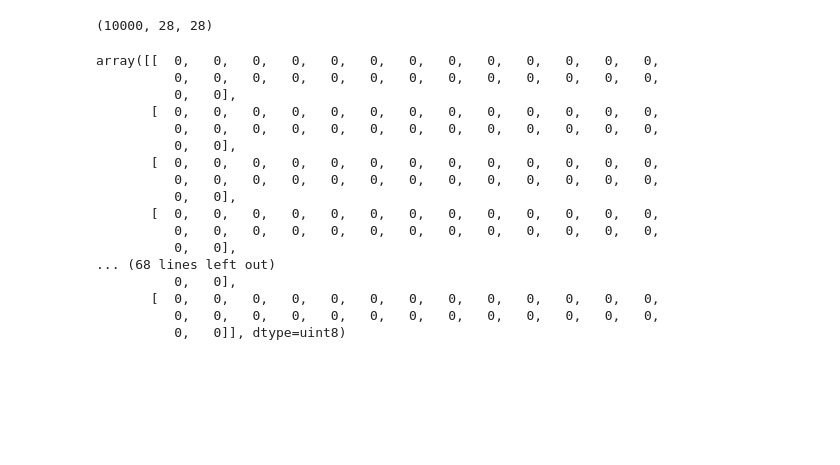
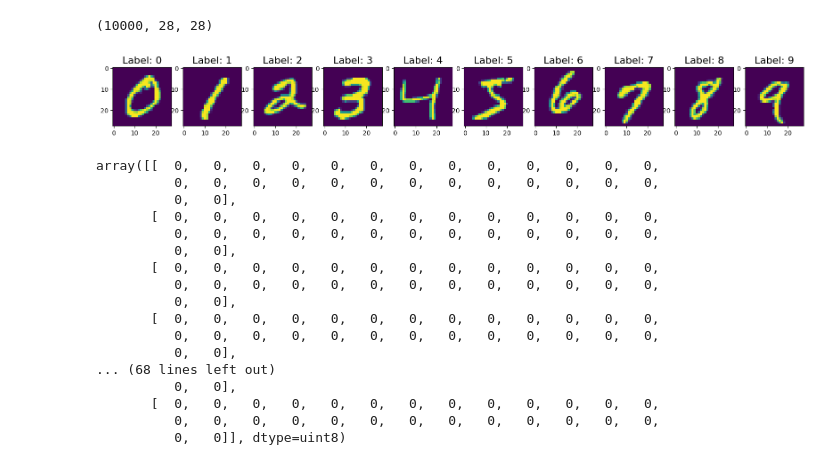
Before and after one commit to 106013868/COS30018_HNRS, a Jupyter notebook: mnist_preprocessing.ipynb, the cells around one changed output. Cells and saved outputs as stored; diff of their text form; code cells hidden in the pictures; blank space fills up the shorter version.

```diff
--- a/mnist_preprocessing.ipynb
+++ b/mnist_preprocessing.ipynb
@@ -12,6 +13,16 @@ x_train.shape
 x_test.shape
 # %% [output]
 (10000, 28, 28)
+# %%
+num_classes = 10
+f, ax = plt.subplots(1, num_classes, figsize=(20,20))
+
+for i in range(0, num_classes):
+  sample = x_train[y_train == i][0]
+  ax[i].imshow(sample)
+  ax[i].set_title("Label: {}".format(i), fontsize=16)
+# %% [output]
+[figure, added]
 # %%
 test_image = x_train[5]
 test_image
```
Also changed, not shown: parts of 4 cells of this notebook, 2 other files.
